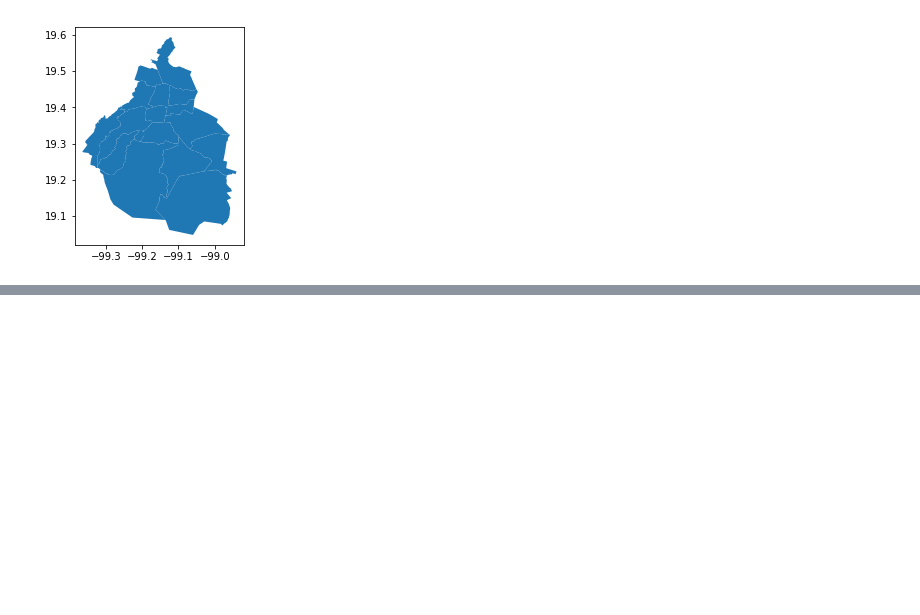
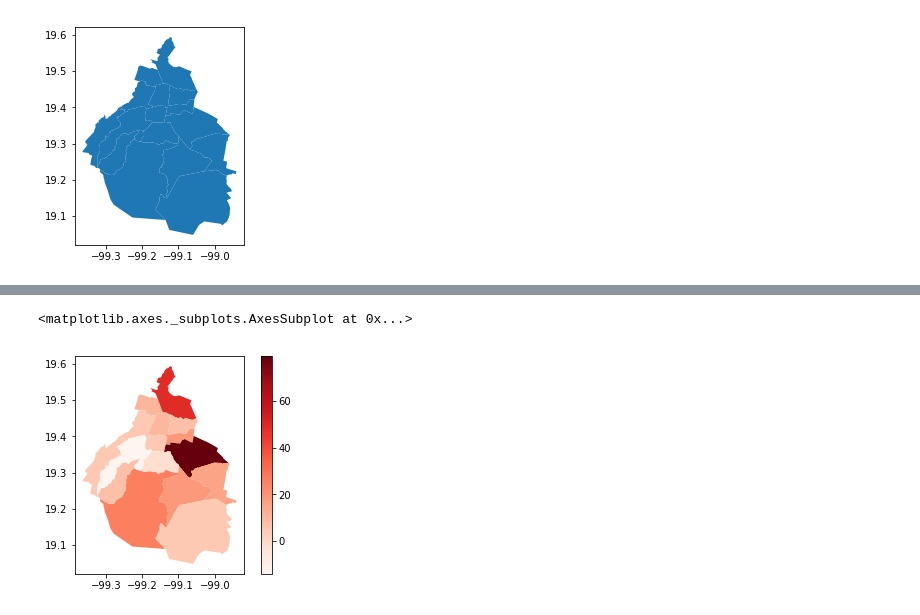
Before and after one commit to godinenbicicleta/geopandas-tutorial, a Jupyter notebook: GeoPandasTutorial.ipynb, the cells around one changed output, grey strips where cells are left out. Saved outputs shown, nothing was run; the diff lists cells and outputs as text; code cells hidden in the pictures; blank space fills up the shorter version.

```diff
--- a/GeoPandasTutorial.ipynb
+++ b/GeoPandasTutorial.ipynb
@@ -130,0 +196,5 @@ OSError: Could not find libspatialindex_c library file
+# %%
+homicidios = delegaciones_data.groupby(["NOM_MUN","Categoría de delito","Año"])[["CVE_ENT"]].count().unstack([1,2]).iloc[:,6:9]
+homicidios.columns = [2016,2017,2018]
+homicidios["crecimiento"]=(homicidios[2018]-homicidios[2017])
+homicidios.sort_values("crecimiento", ascending =False)
@@ -130,0 +220,6 @@ OSError: Could not find libspatialindex_c library file
+# %%
+(muni.merge(homicidios, how = "inner", left_on = "NOM_MUN", right_index = True)
+.plot(column = "crecimiento", cmap='Reds', legend = True))
+# %% [output]
+<matplotlib.axes._subplots.AxesSubplot at 0x...>
+[figure, added]
```
Also changed, not shown: parts of 8 cells of this notebook.
